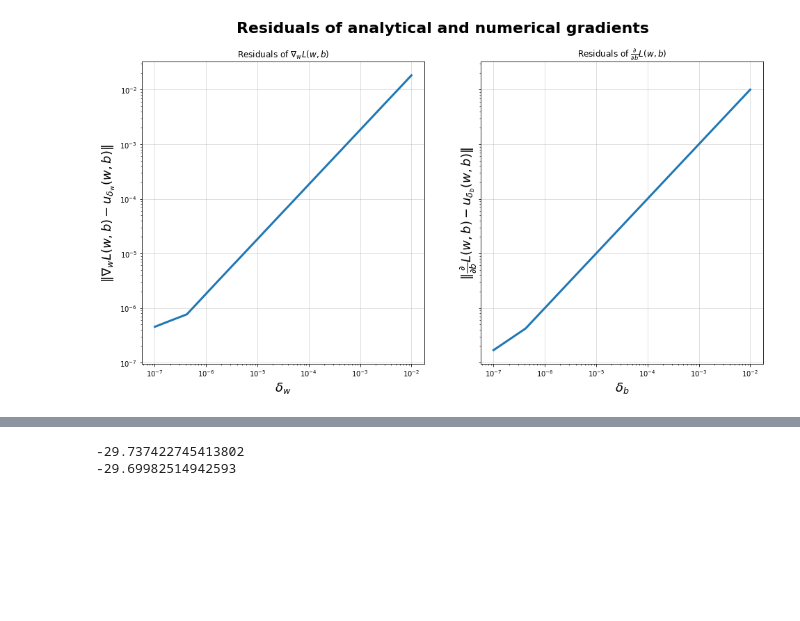
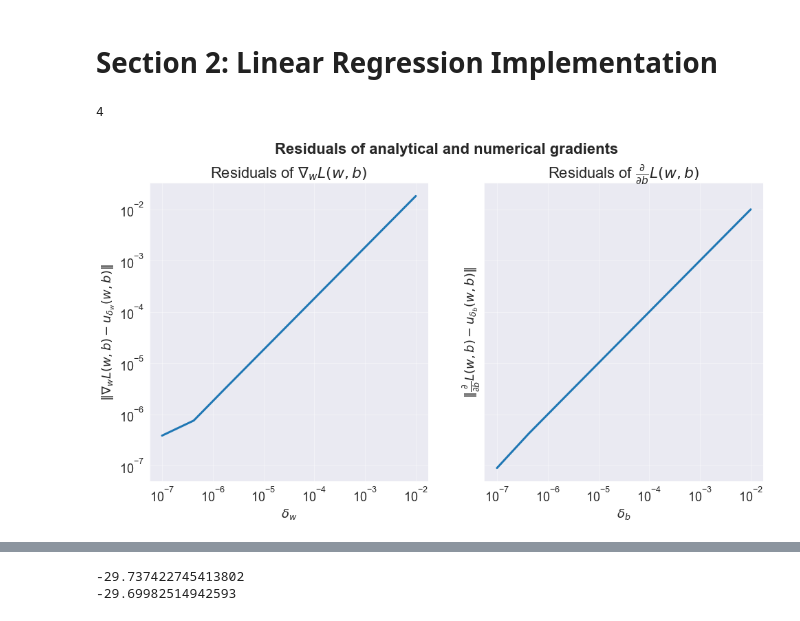
Before and after one commit to morlevy/Major_HW3_ML, a Jupyter notebook: code.ipynb, the cells around one changed output, grey strips where cells are left out. Cells and saved outputs as stored; diff of their text form; code cells hidden in the pictures; blank space fills up the shorter version.

```diff
--- a/code.ipynb
+++ b/code.ipynb
@@ -40,3 +119,10 @@ PART 2
+# %% [markdown]
+# Section 2: Linear Regression Implementation
+# %%
+y = np.array([1,2,3,4])
+y.shape[0]
+# %% [output]
+4
 # %%
 from sklearn.base import BaseEstimator, RegressorMixin
 import numpy as np
@@ -239,16 +325,22 @@ def compare_gradients(X, y, deltas, C=1, REPEATS=10, figsize=(10, 6)):
     axs[1].grid(alpha=0.5)
     plt.show()
 # %%
+"""Question 4:"""
+
 from sklearn.model_selection import train_test_split
 yoav_id = '212617864'
 mor_id = '211810452'
 random_state = int(yoav_id[-1]) + int(yoav_id[-2]) + int(mor_id[-1]) + int(mor_id[-2])
-train_subset , test_subset = train_test_split(train_set, test_size=0.2, random_state=random_state)
-x_train_subset = train_subset.drop(['covid_score','spread_score'],axis=1)
-y_train_subset = train_subset['covid_score']
 
-
-compare_gradients(x_train_subset, y_train_subset, deltas=np.logspace(-7, -2, 9))
+train_subset , validation_subset = train_test_split(train, test_size=0.2, random_state=random_state)
-# %% [output]
-[figure, removed]
+# %%
+"""Question 4:"""
+
+x_train_subset = train_subset.drop(['covid_score','spread_score'],axis=1)
+y_train_subset = train_subset['covid_score']
+
+
+compare_gradients(x_train_subset, y_train_subset, deltas=np.logspace(-7, -2, 9))
+# %% [output]
+[figure, added]
 # %%
```
Also changed, not shown: parts of 26 cells of this notebook, 6 other files.
